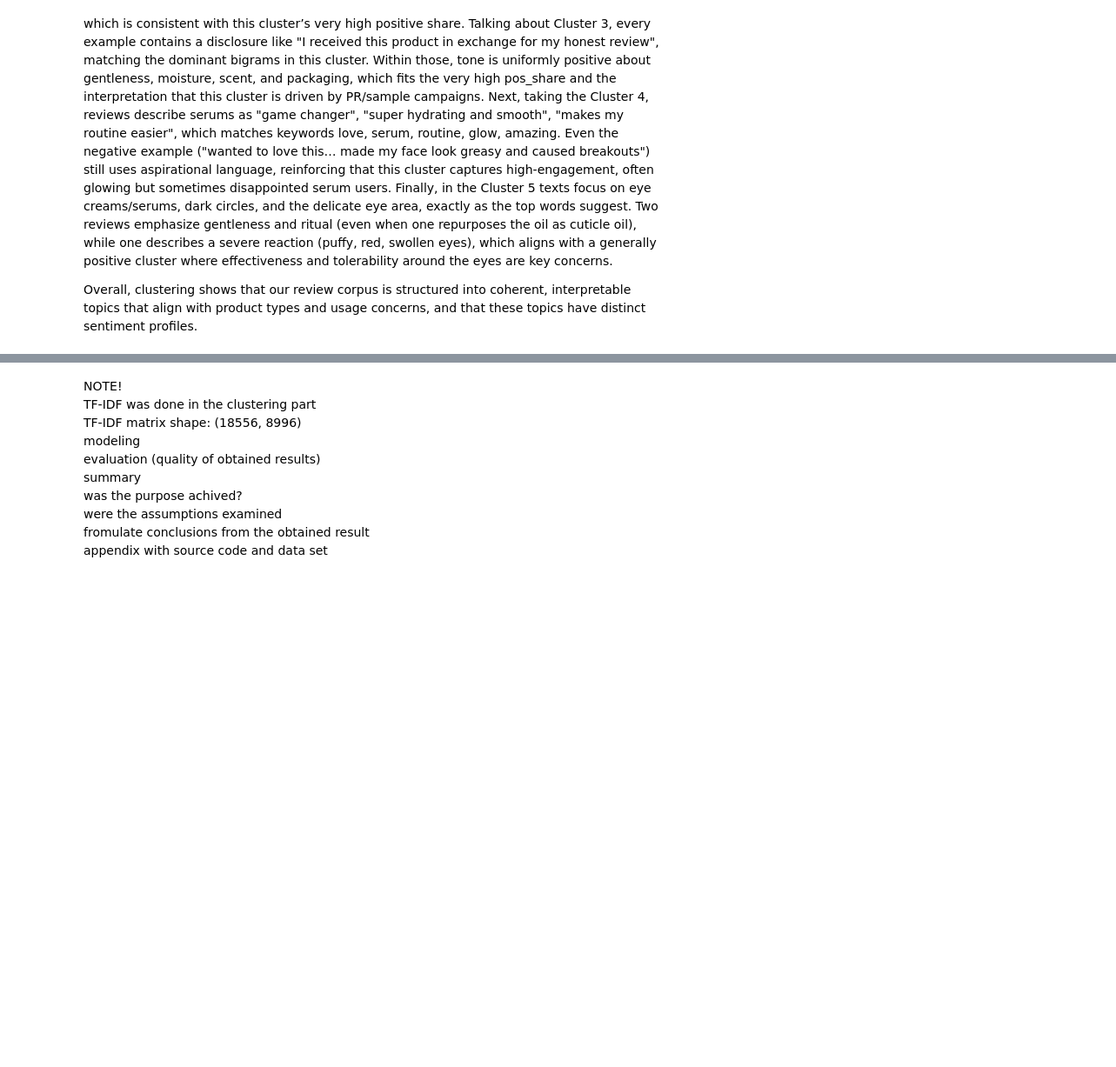
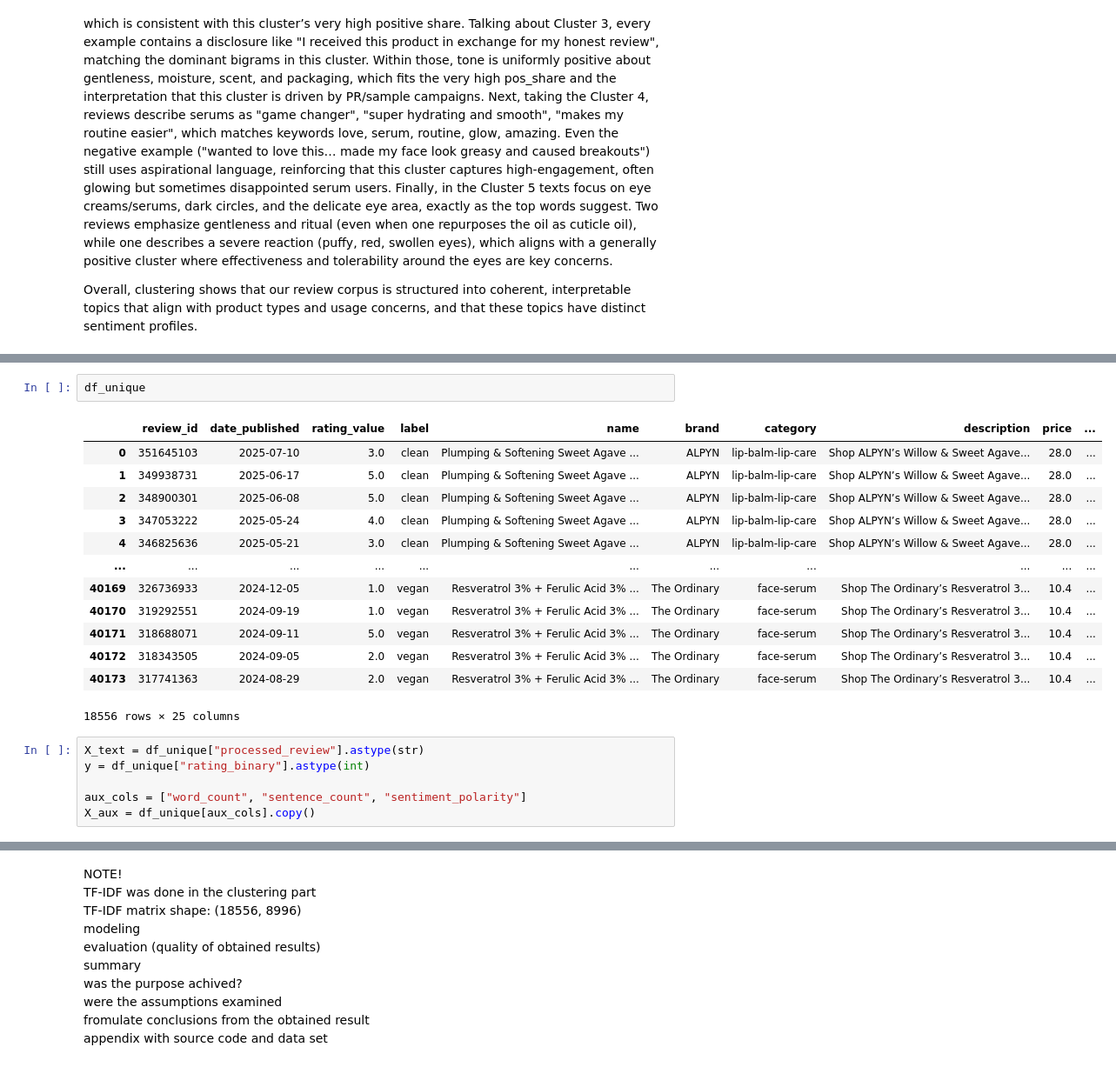
Before and after one commit to Weronikaa2001/Text-Mining-and-Social-Media-Mining-Sephora-Skincare-Reviews, a Jupyter notebook: Martyniuk_Madro_Sephora_Project.ipynb, the cells around one changed output, grey strips where cells are left out. Shown at 87% size. Saved outputs shown, nothing was run; the diff lists cells and outputs as text; blank space fills up the shorter version.

```diff
--- a/Martyniuk_Madro_Sephora_Project.ipynb
+++ b/Martyniuk_Madro_Sephora_Project.ipynb
@@ -1255,0 +1277,22 @@ Overall, clustering shows that our review corpus is structured into coherent, in
+# %%
+df_unique
+# %% [output]
+|  | review_id | date_published | rating_value | label | name | brand | category | description | price | ... |
+| 0 | 351645103 | 2025-07-10 | 3.0 | clean | Plumping & Softening Sweet Agave ... | ALPYN | lip-balm-lip-care | Shop ALPYN’s Willow & Sweet Agave... | 28.0 | ... |
+| 1 | 349938731 | 2025-06-17 | 5.0 | clean | Plumping & Softening Sweet Agave ... | ALPYN | lip-balm-lip-care | Shop ALPYN’s Willow & Sweet Agave... | 28.0 | ... |
+| 2 | 348900301 | 2025-06-08 | 5.0 | clean | Plumping & Softening Sweet Agave ... | ALPYN | lip-balm-lip-care | Shop ALPYN’s Willow & Sweet Agave... | 28.0 | ... |
+| 3 | 347053222 | 2025-05-24 | 4.0 | clean | Plumping & Softening Sweet Agave ... | ALPYN | lip-balm-lip-care | Shop ALPYN’s Willow & Sweet Agave... | 28.0 | ... |
+| 4 | 346825636 | 2025-05-21 | 3.0 | clean | Plumping & Softening Sweet Agave ... | ALPYN | lip-balm-lip-care | Shop ALPYN’s Willow & Sweet Agave... | 28.0 | ... |
+| ... | ... | ... | ... | ... | ... | ... | ... | ... | ... | ... |
+| 40169 | 326736933 | 2024-12-05 | 1.0 | vegan | Resveratrol 3% + Ferulic Acid 3% ... | The Ordinary | face-serum | Shop The Ordinary’s Resveratrol 3... | 10.4 | ... |
+| 40170 | 319292551 | 2024-09-19 | 1.0 | vegan | Resveratrol 3% + Ferulic Acid 3% ... | The Ordinary | face-serum | Shop The Ordinary’s Resveratrol 3... | 10.4 | ... |
+| 40171 | 318688071 | 2024-09-11 | 5.0 | vegan | Resveratrol 3% + Ferulic Acid 3% ... | The Ordinary | face-serum | Shop The Ordinary’s Resveratrol 3... | 10.4 | ... |
+| 40172 | 318343505 | 2024-09-05 | 2.0 | vegan | Resveratrol 3% + Ferulic Acid 3% ... | The Ordinary | face-serum | Shop The Ordinary’s Resveratrol 3... | 10.4 | ... |
+| 40173 | 317741363 | 2024-08-29 | 2.0 | vegan | Resveratrol 3% + Ferulic Acid 3% ... | The Ordinary | face-serum | Shop The Ordinary’s Resveratrol 3... | 10.4 | ... |
+18556 rows × 25 columns
+# %%
+X_text = df_unique["processed_review"].astype(str)
+y = df_unique["rating_binary"].astype(int)
+
+aux_cols = ["word_count", "sentence_count", "sentiment_polarity"]
+X_aux = df_unique[aux_cols].copy()
```
Also changed, not shown: parts of 29 cells of this notebook, 1 other file.
